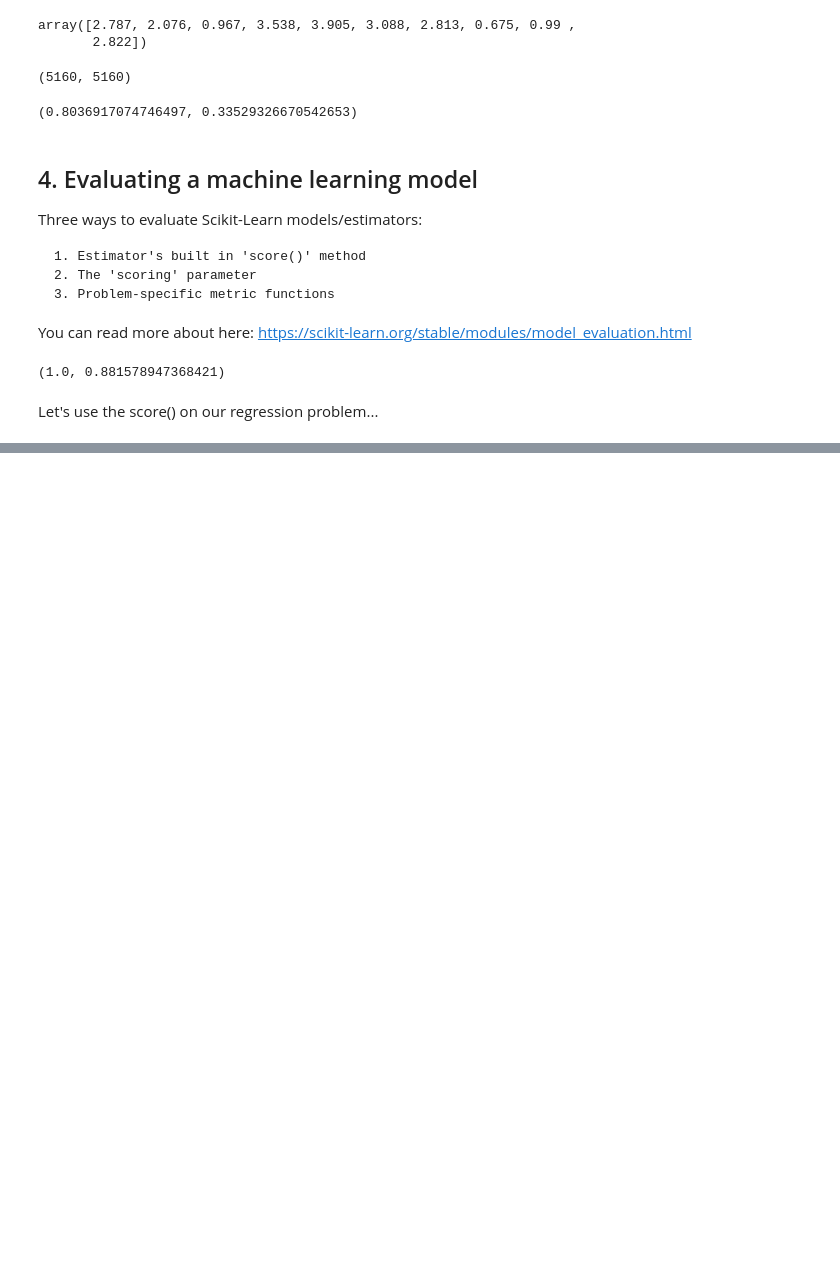
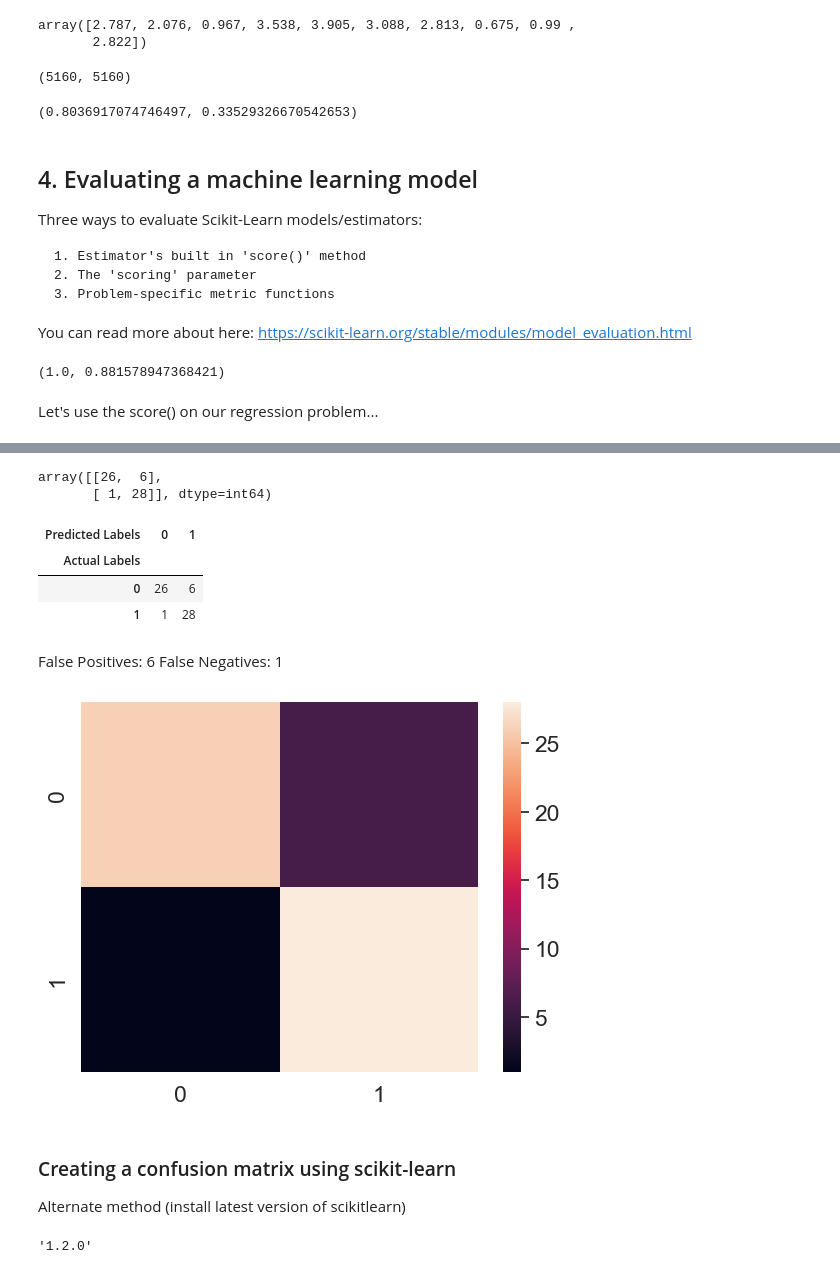
Before and after one commit to Khey17/100-Days-Of-ML-Code, a Jupyter notebook: Learning/Introduction-to-Scikit-Learn.ipynb, the cells around one changed output, grey strips where cells are left out. Cells and saved outputs as stored; diff of their text form; code cells hidden in the pictures; blank space fills up the shorter version.

```diff
--- a/Learning/Introduction-to-Scikit-Learn.ipynb
+++ b/Learning/Introduction-to-Scikit-Learn.ipynb
@@ -1059,0 +1070,18 @@ model.score(x_tr, y_tr), model.score(x_tst, y_tst)
+# %%
+from sklearn.model_selection import cross_val_score, train_test_split
+
+from sklearn.ensemble import RandomForestClassifier
+
+import numpy as np
+import pandas as pd
+
+np.random.seed(2)
+
+heart_disease = pd.read_csv('Data/heart-disease.csv')
+
+x = heart_disease.drop('target', axis=1)
+y = heart_disease['target']
+
+x_tr, x_tst, y_tr, y_tst = train_test_split(x, y, test_size=0.2)
+clf = RandomForestClassifier(n_estimators=100)
+clf.fit(x_tr, y_tr);
@@ -1059,0 +1134,12 @@ model.score(x_tr, y_tr), model.score(x_tst, y_tst)
+# %%
+from sklearn.model_selection import cross_val_score
+from sklearn.ensemble import RandomForestClassifier
+
+np.random.seed(4)
+
+x = heart_disease.drop('target', axis=1)
+y = heart_disease['target']
+
+clf = RandomForestClassifier()
+clf.fit(x, y)
+cross_val_score = cross_val_score(clf, x, y, cv=10)
@@ -1059,0 +1268,42 @@ model.score(x_tr, y_tr), model.score(x_tst, y_tst)
+# %%
+y_pred = clf.predict(x_tst)
+#y_pred = pd.DataFrame(y_pred)
+# %%
+confusion_matrix(y_tst, y_pred)
+# %% [output]
+array([[26,  6],
+       [ 1, 28]], dtype=int64)
+# %%
+# Visualize confusion matrix with pd.crosstab()
+pd.crosstab(y_tst, y_pred, rownames=['Actual Labels'], colnames=['Predicted Labels'])
+# %% [output]
+| Predicted Labels | 0 | 1 |
+| Actual Labels |  |  |
+| 0 | 26 | 6 |
+| 1 | 1 | 28 |
+# %% [markdown]
+False Positives: 6
+False Negatives: 1
+# %%
+# Make our Confusion matrix more visual with Seaborn's heatmap()
+import seaborn as sns
+
+# Set the font scale
+sns.set(font_scale=1.5)
+
+# Create a confusion matrix
+matrix = confusion_matrix(y_tst, y_pred)
+
+# Plot it using Seaborn
+sns.heatmap(matrix);
+# %% [output]
+[figure, added]
+# %% [markdown]
+### Creating a confusion matrix using scikit-learn
+
+Alternate method (install latest version of scikitlearn)
+# %%
+import sklearn
+sklearn.__version__
+# %% [output]
+'1.2.0'
```
Also changed, not shown: parts of 30 cells of this notebook.
